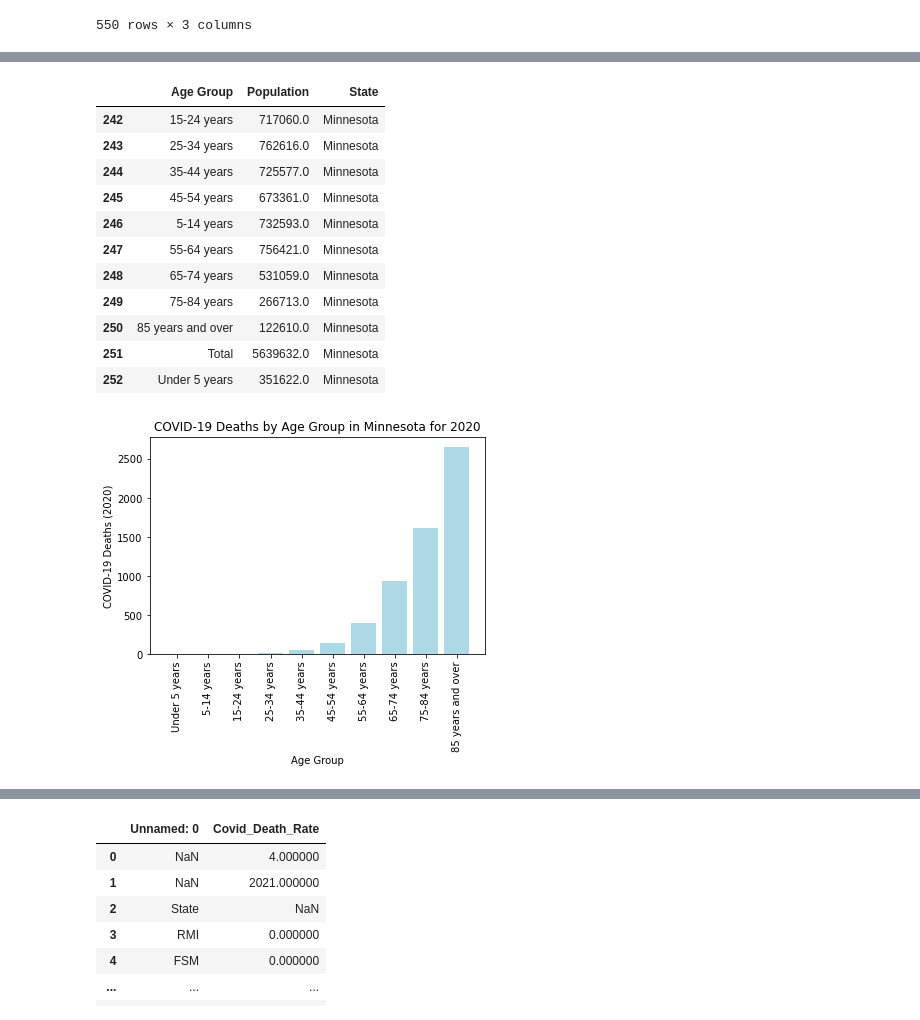
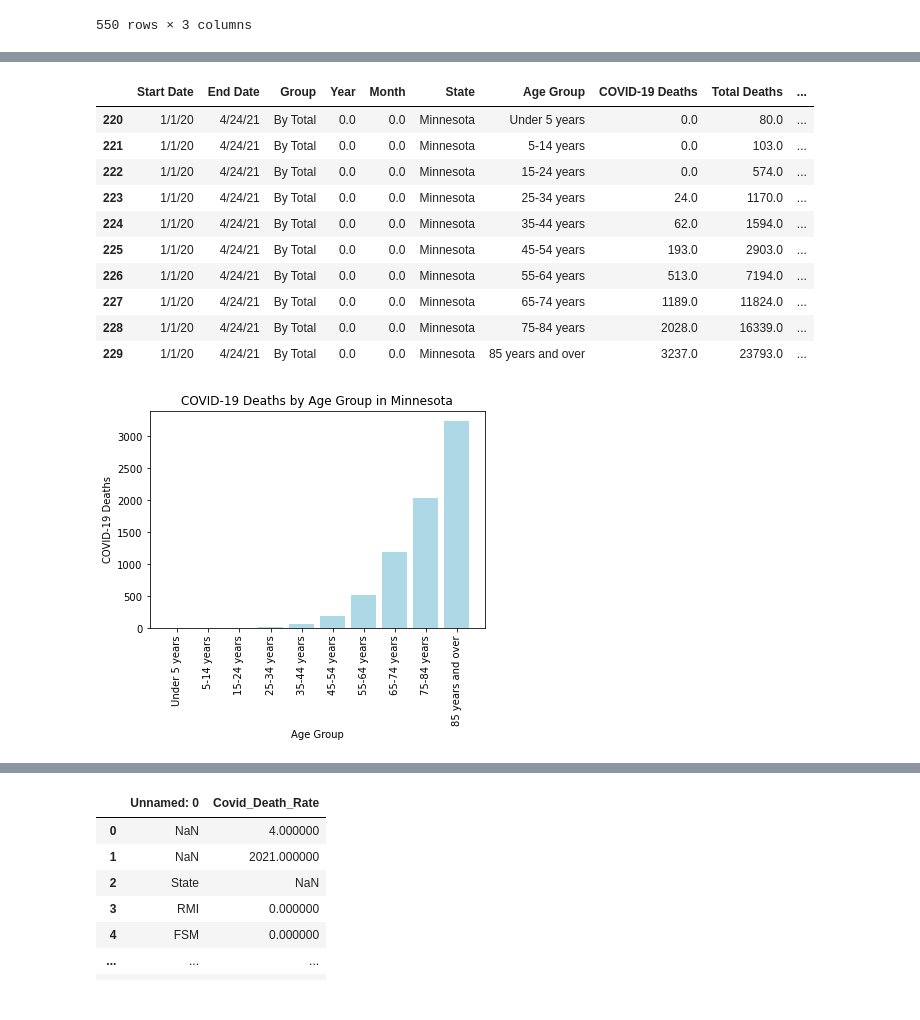
Before and after one commit to jenniecinelli/project_one, a Jupyter notebook: jennie cleaning notebook.ipynb, the cells around one changed output, grey strips where cells are left out. Drawn from its saved outputs; the diff is of its cells as text; code cells hidden in the pictures.

```diff
--- a/jennie cleaning notebook.ipynb
+++ b/jennie cleaning notebook.ipynb
@@ -278,20 +278,17 @@ new_df
 # %%
 new_df.to_csv("Folder2/merged-age-population.csv", index=False, header=True)
 # %%
-age_2_data.loc[age_2_data['State']=='Minnesota']
+minnesota_df = new_df.loc[new_df['State']=='Minnesota']
+minnesota_df
 # %% [output]
-|  | Age Group | Population | State |
-| 242 | 15-24 years | 717060.0 | Minnesota |
-| 243 | 25-34 years | 762616.0 | Minnesota |
-| 244 | 35-44 years | 725577.0 | Minnesota |
-| 245 | 45-54 years | 673361.0 | Minnesota |
-| 246 | 5-14 years | 732593.0 | Minnesota |
-| 247 | 55-64 years | 756421.0 | Minnesota |
-| 248 | 65-74 years | 531059.0 | Minnesota |
-| 249 | 75-84 years | 266713.0 | Minnesota |
-| 250 | 85 years and over | 122610.0 | Minnesota |
-| 251 | Total | 5639632.0 | Minnesota |
-| 252 | Under 5 years | 351622.0 | Minnesota |
+|  | Start Date | End Date | Group | Year | Month | State | Age Group | COVID-19 Deaths | Total Deaths | ... |
+| 220 | 1/1/20 | 4/24/21 | By Total | 0.0 | 0.0 | Minnesota | Under 5 years | 0.0 | 80.0 | ... |
+| 221 | 1/1/20 | 4/24/21 | By Total | 0.0 | 0.0 | Minnesota | 5-14 years | 0.0 | 103.0 | ... |
+| 222 | 1/1/20 | 4/24/21 | By Total | 0.0 | 0.0 | Minnesota | 15-24 years | 0.0 | 574.0 | ... |
+| 223 | 1/1/20 | 4/24/21 | By Total | 0.0 | 0.0 | Minnesota | 25-34 years | 24.0 | 1170.0 | ... |
+| 224 | 1/1/20 | 4/24/21 | By Total | 0.0 | 0.0 | Minnesota | 35-44 years | 62.0 | 1594.0 | ... |
+| 225 | 1/1/20 | 4/24/21 | By Total | 0.0 | 0.0 | Minnesota | 45-54 years | 193.0 | 2903.0 | ... |
+| 226 | 1/1/20 | 4/24/21 | By Total | 0.0 | 0.0 | Minnesota | 55-64 years | 513.0 | 7194.0 | ... |
+| 227 | 1/1/20 | 4/24/21 | By Total | 0.0 | 0.0 | Minnesota | 65-74 years | 1189.0 | 11824.0 | ... |
+| 228 | 1/1/20 | 4/24/21 | By Total | 0.0 | 0.0 | Minnesota | 75-84 years | 2028.0 | 16339.0 | ... |
+| 229 | 1/1/20 | 4/24/21 | By Total | 0.0 | 0.0 | Minnesota | 85 years and over | 3237.0 | 23793.0 | ... |
-# %%
-minnesota_df = new_df.loc[new_df['State']=='Minnesota']
-minnesota_df = minnesota_df.loc[minnesota_df['Year']==2020]
@@ -301,18 +295,17 @@ minnesota_2021 = minnesota_2021.loc[minnesota_2021['Year']==2021]
 # %%
 x_axis = []
 x_axis = minnesota_df['Age Group'].tolist()
 
 y_axis = minnesota_df.iloc[:,7].astype(float)
 
-y_2021 = minnesota_2021.iloc[:,7].astype(float)
 
-plt.bar(x_axis, y_axis, label='2020', color ='lightblue')
+plt.bar(x_axis, y_axis, label='Covid Deaths', color ='lightblue')
 
-plt.title('COVID-19 Deaths by Age Group in Minnesota for 2020')
-plt.ylabel('COVID-19 Deaths (2020)')
+plt.title('COVID-19 Deaths by Age Group in Minnesota')
+plt.ylabel('COVID-19 Deaths')
 plt.xlabel('Age Group')
 
 plt.xticks(rotation = 90)
 plt.show()
 # %% [output]
-[figure, old version]
+[figure, new version]
```
Also changed, not shown: parts of 12 cells of this notebook, 2 other files.
